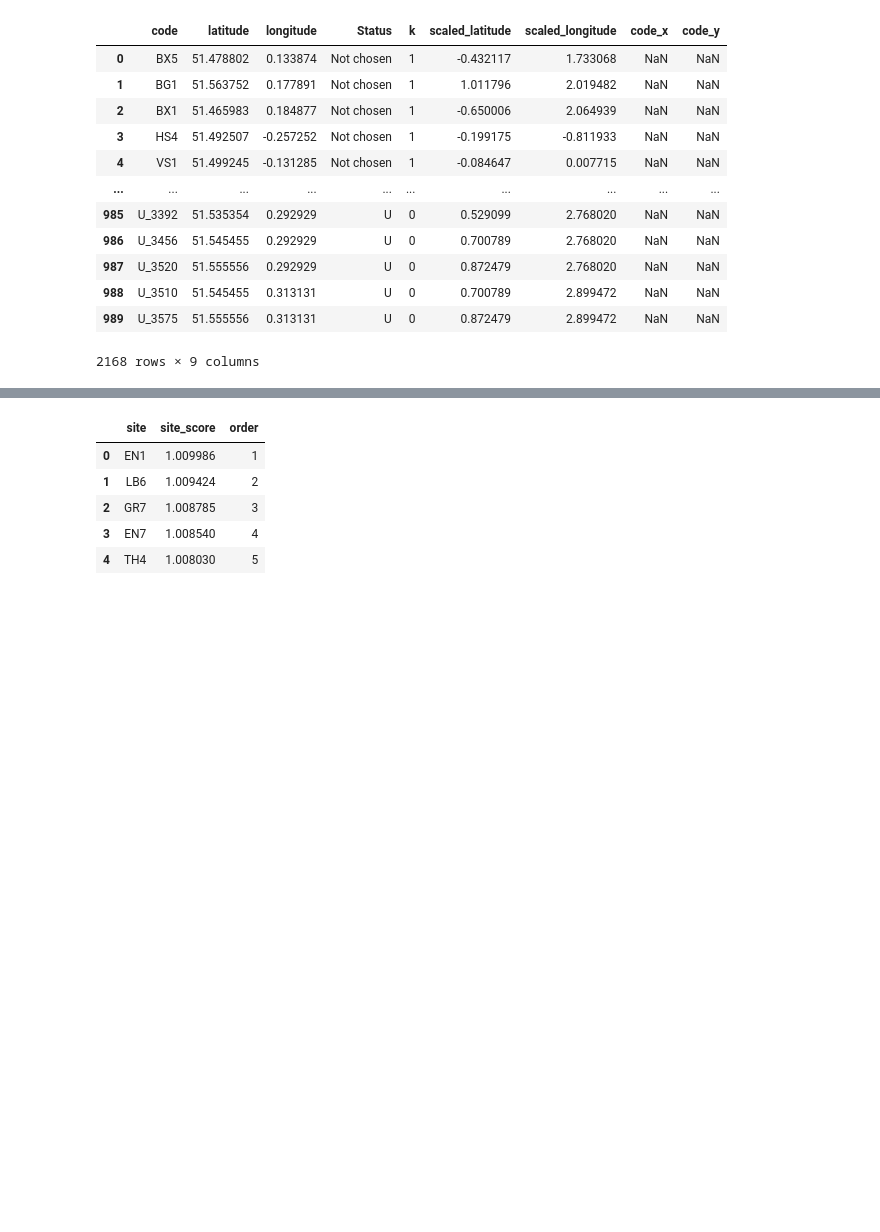
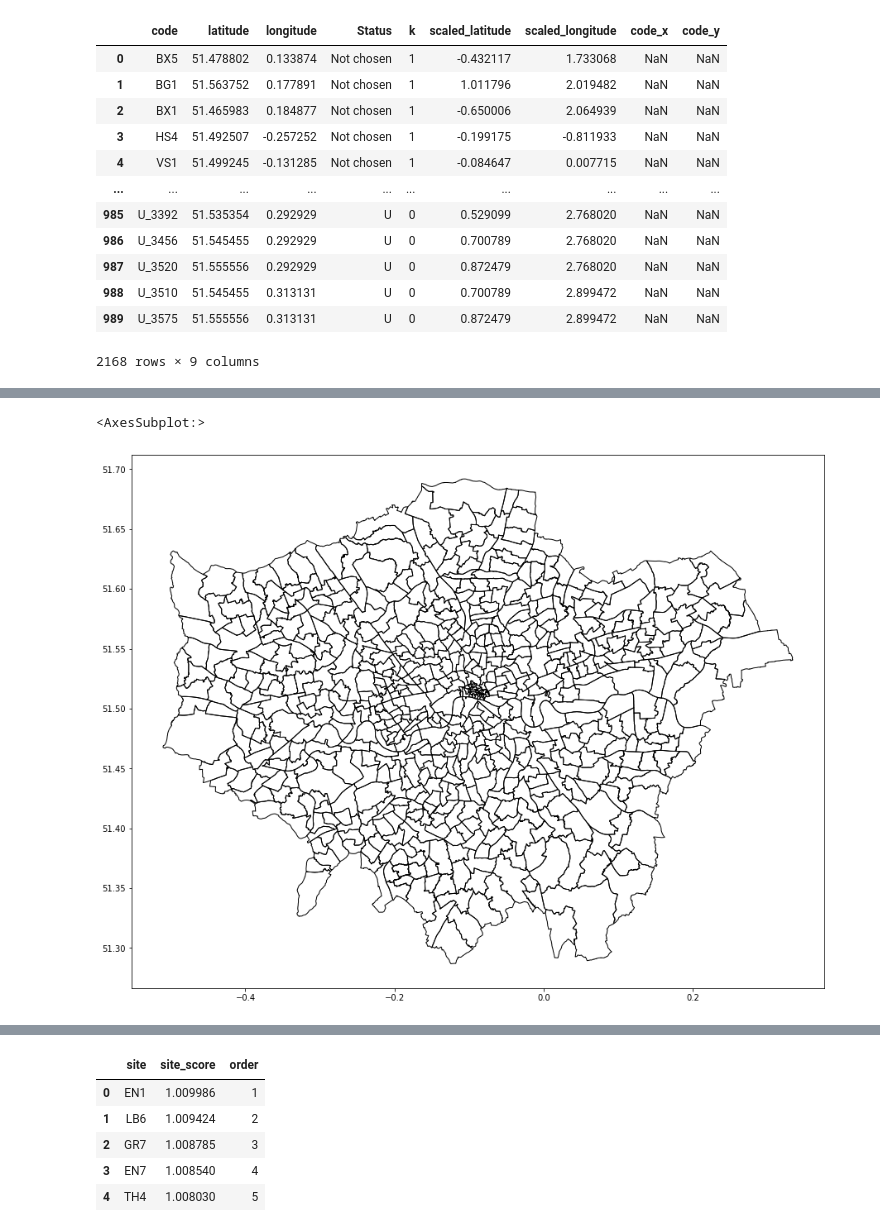
Before and after one commit to bikeclub51/london-aq, a Jupyter notebook: code/optimization/krause.ipynb, the cells around one changed output, grey strips where cells are left out. Cells and saved outputs as stored; diff of their text form; code cells hidden in the pictures; blank space fills up the shorter version.

```diff
--- a/code/optimization/krause.ipynb
+++ b/code/optimization/krause.ipynb
@@ -488,0 +502,11 @@ fig.show(renderer="notebook")
+# %%
+london_wards = gpd.read_file("../data-collection/statistical-gis-boundaries-london/ESRI/London_Ward.shp")
+london_wards = london_wards.to_crs("EPSG:4326")
+london_wards.head()
+
+fig, ax = plt.subplots(figsize=(15,15))
+ax.set_facecolor('white')
+london_wards.plot(ax=ax, color="None")
+# %% [output]
+<AxesSubplot:>
+[figure, added]
```
Also changed, not shown: parts of 6 cells of this notebook.
